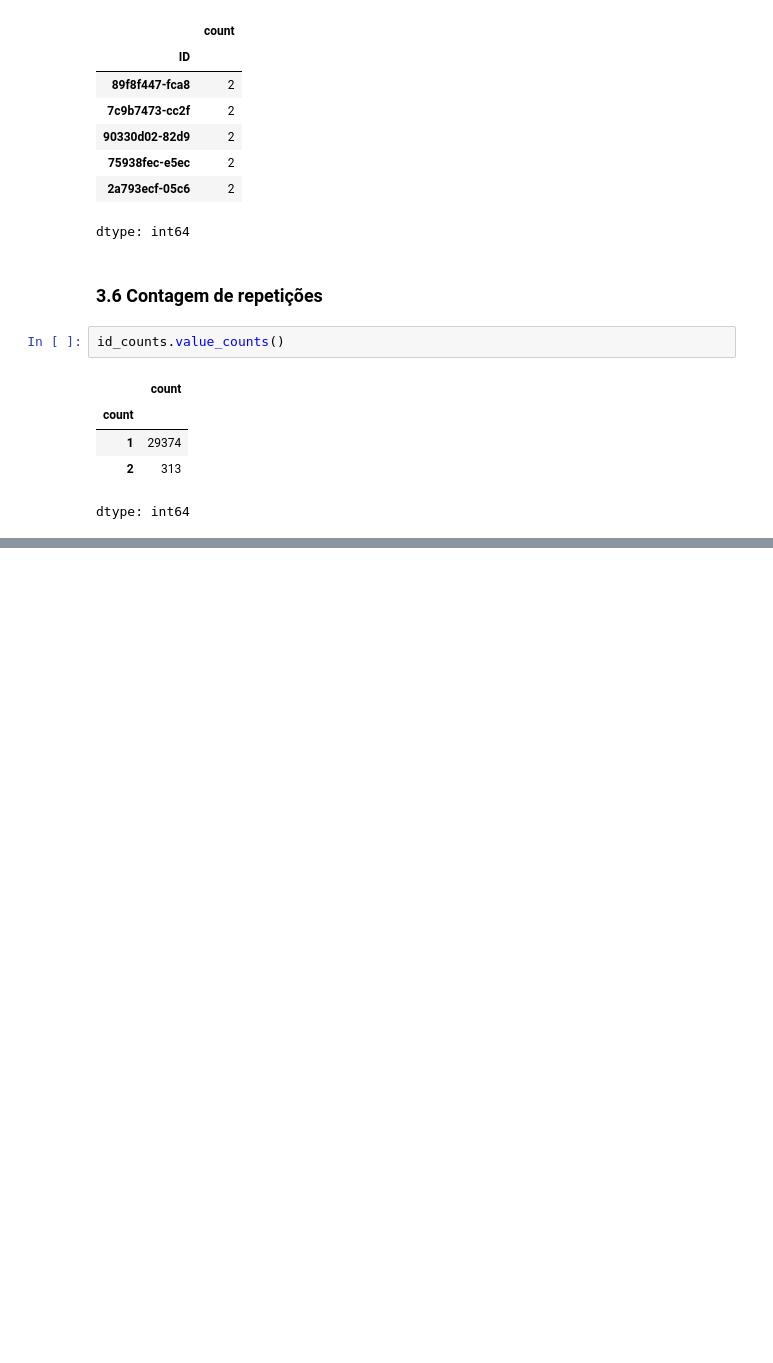
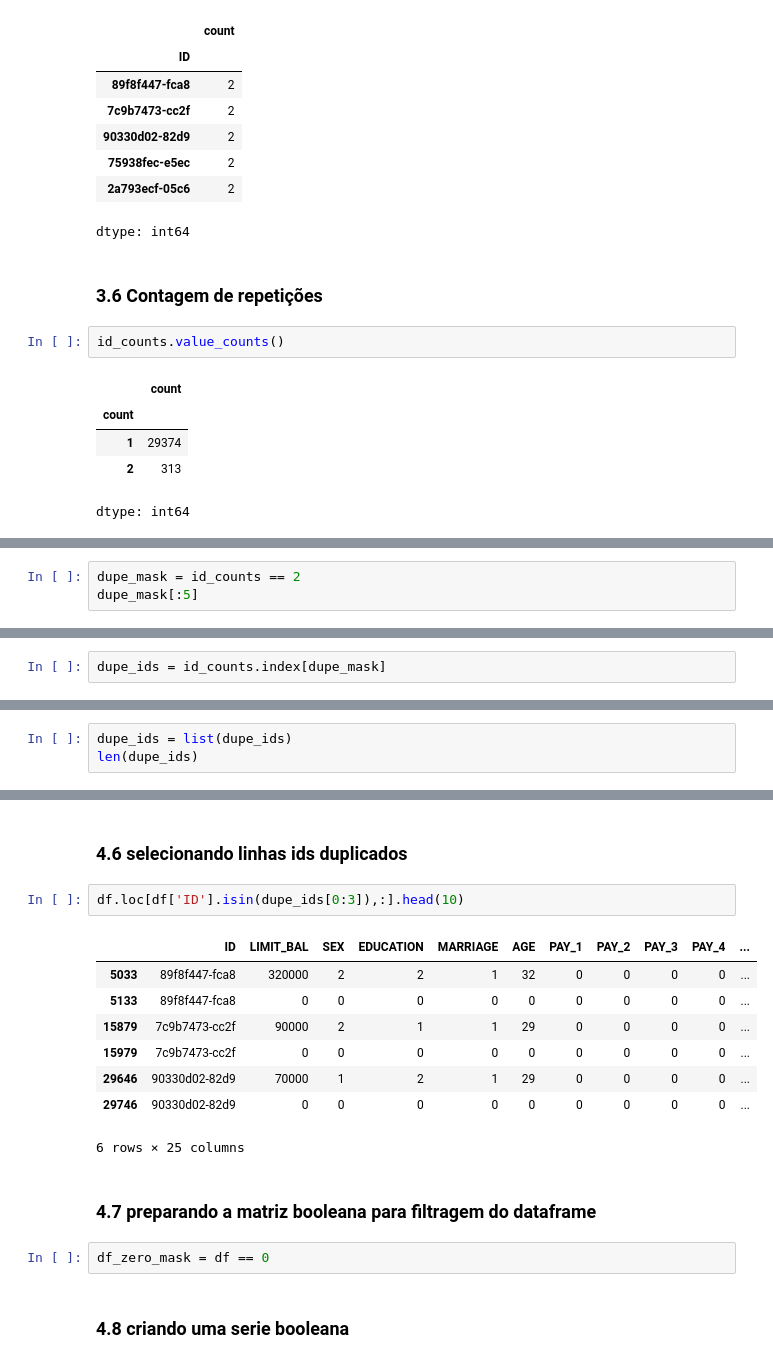
Before and after one commit to Geovani-Cp/curso-git, a Jupyter notebook: PrimeiroProjetoAnaliseDeDados.ipynb, the cells around one changed output, grey strips where cells are left out. Drawn from its saved outputs; the diff is of its cells as text; blank space fills up the shorter version.

```diff
--- a/PrimeiroProjetoAnaliseDeDados.ipynb
+++ b/PrimeiroProjetoAnaliseDeDados.ipynb
@@ -99,0 +114,3 @@ dtype: int64
+# %%
+dupe_mask = id_counts == 2
+dupe_mask[:5]
@@ -99,0 +136,2 @@ dtype: int64
+# %%
+dupe_ids = id_counts.index[dupe_mask]
@@ -99,0 +140,3 @@ dtype: int64
+# %%
+dupe_ids = list(dupe_ids)
+len(dupe_ids)
@@ -99,0 +155,19 @@ dtype: int64
+# %% [markdown]
+### 4.6 selecionando linhas ids duplicados
+# %%
+df.loc[df['ID'].isin(dupe_ids[0:3]),:].head(10)
+# %% [output]
+|  | ID | LIMIT_BAL | SEX | EDUCATION | MARRIAGE | AGE | PAY_1 | PAY_2 | PAY_3 | PAY_4 | ... |
+| 5033 | 89f8f447-fca8 | 320000 | 2 | 2 | 1 | 32 | 0 | 0 | 0 | 0 | ... |
+| 5133 | 89f8f447-fca8 | 0 | 0 | 0 | 0 | 0 | 0 | 0 | 0 | 0 | ... |
+| 15879 | 7c9b7473-cc2f | 90000 | 2 | 1 | 1 | 29 | 0 | 0 | 0 | 0 | ... |
+| 15979 | 7c9b7473-cc2f | 0 | 0 | 0 | 0 | 0 | 0 | 0 | 0 | 0 | ... |
+| 29646 | 90330d02-82d9 | 70000 | 1 | 2 | 1 | 29 | 0 | 0 | 0 | 0 | ... |
+| 29746 | 90330d02-82d9 | 0 | 0 | 0 | 0 | 0 | 0 | 0 | 0 | 0 | ... |
+6 rows × 25 columns
+# %% [markdown]
+### 4.7 preparando a matriz booleana para filtragem do dataframe
+# %%
+df_zero_mask = df == 0
+# %% [markdown]
+### 4.8 criando uma serie booleana
```
Also changed, not shown: parts of 14 cells of this notebook.
